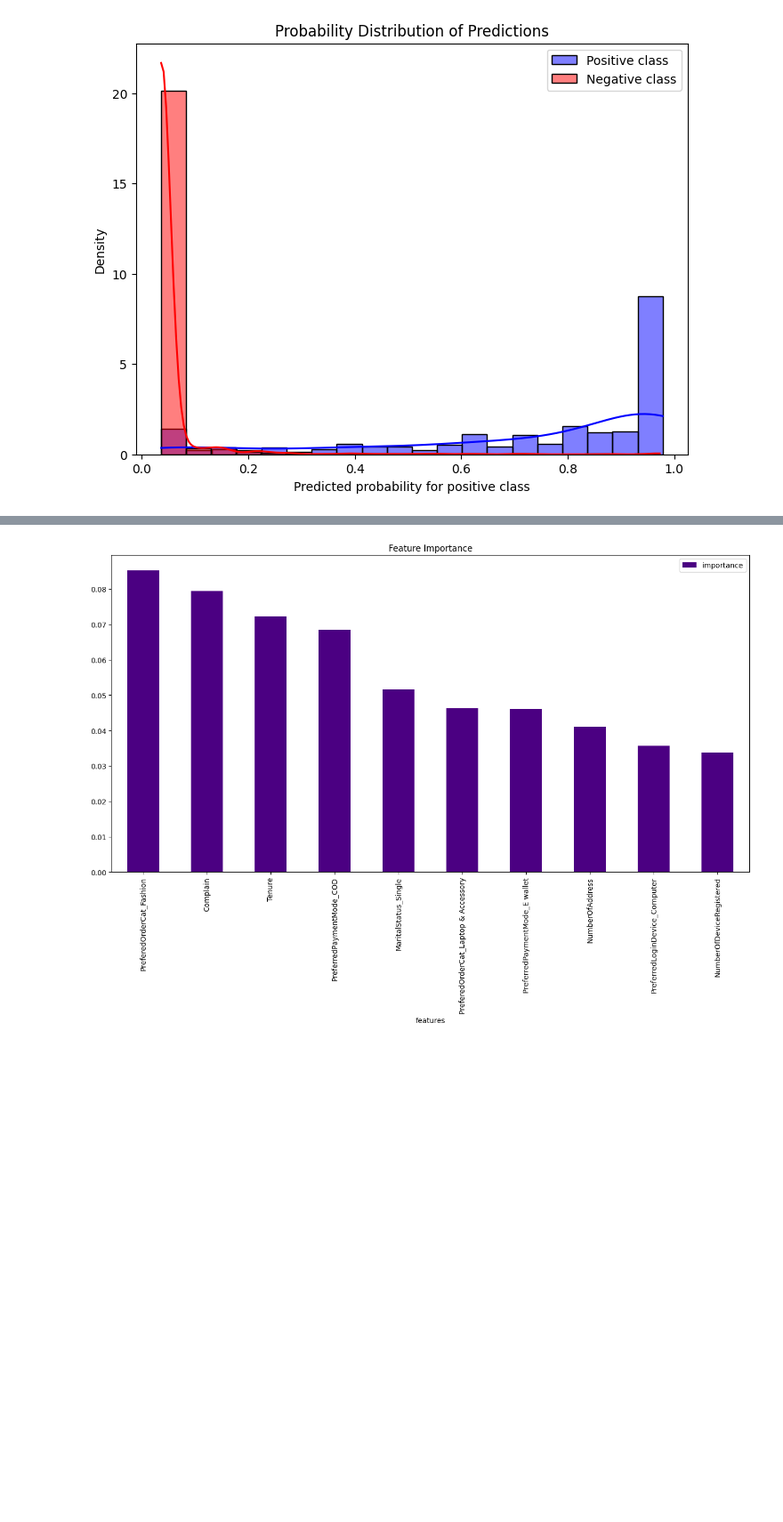
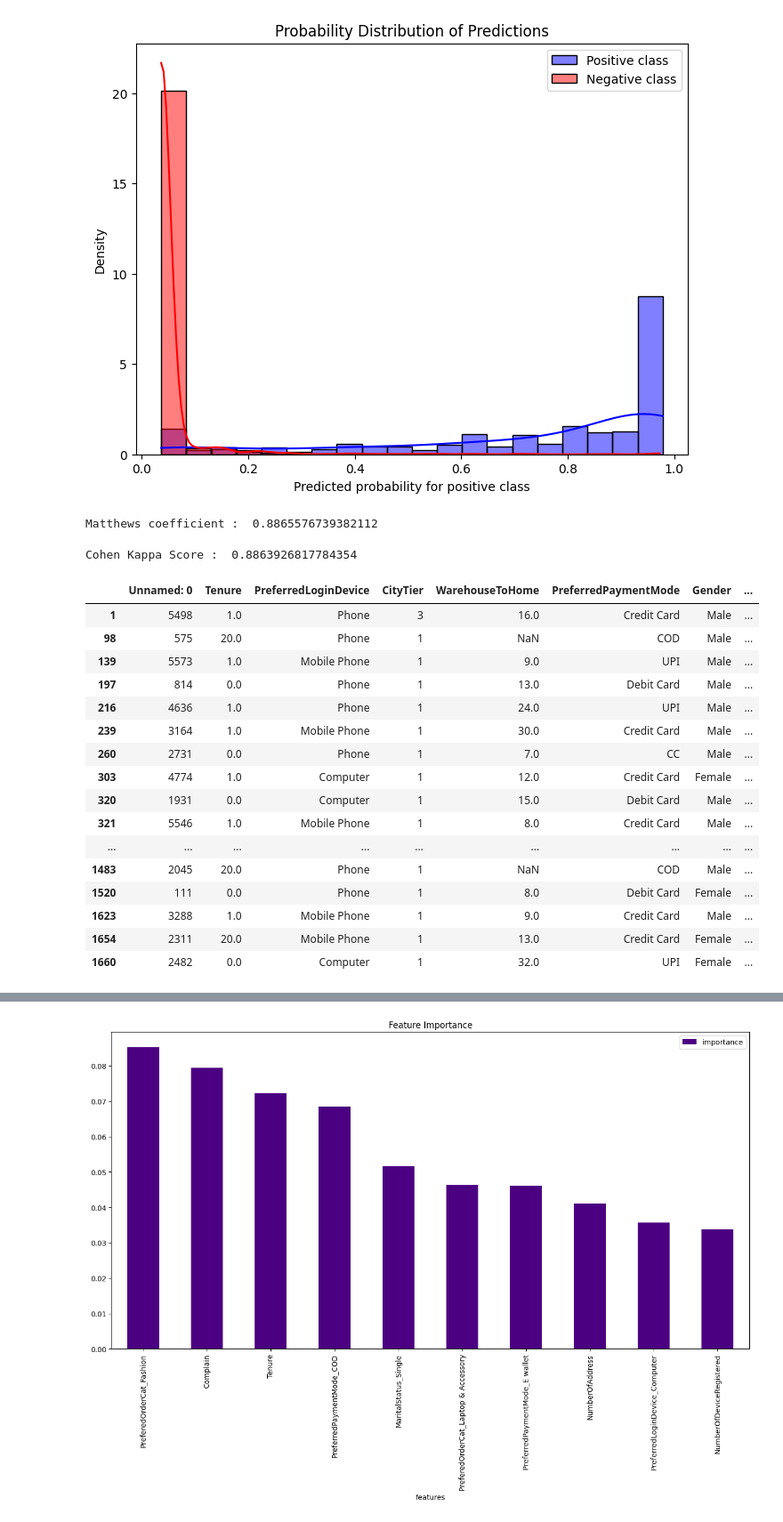
Before and after one commit to Maxwell-Selassie/Churn-Prediction, a Jupyter notebook: model_evaluation.ipynb, the cells around one changed output, grey strips where cells are left out. Shown: that part at 89% size. Cells and saved outputs as stored; diff of their text form; code cells hidden in the pictures; blank space fills up the shorter version.

```diff
--- a/model_evaluation.ipynb
+++ b/model_evaluation.ipynb
@@ -206,3 +206,38 @@ plt.legend()
 plt.show()
 # %% [output]
 [figure]
+# %%
+from sklearn.metrics import matthews_corrcoef
+print('Matthews coefficient : ',matthews_corrcoef(y_test,y_pred))
+# %% [output]
+Matthews coefficient :  0.8865576739382112
+# %%
+from sklearn.metrics import cohen_kappa_score
+print('Cohen Kappa Score : ',cohen_kappa_score(y_test,y_pred))
+# %% [output]
+Cohen Kappa Score :  0.8863926817784354
+# %%
+errors = y_pred != y_test
+x_test[errors]
+
+error_analysis = pd.DataFrame(x_test.copy())
+error_analysis['is_error'] = errors.astype(int)
+error_analysis[error_analysis['is_error'] == 1]
+# %% [output]
+|  | Unnamed: 0 | Tenure | PreferredLoginDevice | CityTier | WarehouseToHome | PreferredPaymentMode | Gender | ... |
+| 1 | 5498 | 1.0 | Phone | 3 | 16.0 | Credit Card | Male | ... |
+| 98 | 575 | 20.0 | Phone | 1 | NaN | COD | Male | ... |
+| 139 | 5573 | 1.0 | Mobile Phone | 1 | 9.0 | UPI | Male | ... |
+| 197 | 814 | 0.0 | Phone | 1 | 13.0 | Debit Card | Male | ... |
+| 216 | 4636 | 1.0 | Phone | 1 | 24.0 | UPI | Male | ... |
+| 239 | 3164 | 1.0 | Mobile Phone | 1 | 30.0 | Credit Card | Male | ... |
+| 260 | 2731 | 0.0 | Phone | 1 | 7.0 | CC | Male | ... |
+| 303 | 4774 | 1.0 | Computer | 1 | 12.0 | Credit Card | Female | ... |
+| 320 | 1931 | 0.0 | Computer | 1 | 15.0 | Debit Card | Male | ... |
+| 321 | 5546 | 1.0 | Mobile Phone | 1 | 8.0 | Credit Card | Male | ... |
+| ... | ... | ... | ... | ... | ... | ... | ... | ... |
+| 1483 | 2045 | 20.0 | Phone | 1 | NaN | COD | Male | ... |
+| 1520 | 111 | 0.0 | Phone | 1 | 8.0 | Debit Card | Female | ... |
+| 1623 | 3288 | 1.0 | Mobile Phone | 1 | 9.0 | Credit Card | Male | ... |
+| 1654 | 2311 | 20.0 | Mobile Phone | 1 | 13.0 | Credit Card | Female | ... |
+| 1660 | 2482 | 0.0 | Computer | 1 | 32.0 | UPI | Female | ... |
```
Also changed, not shown: parts of 3 cells of this notebook, 1 other file.
